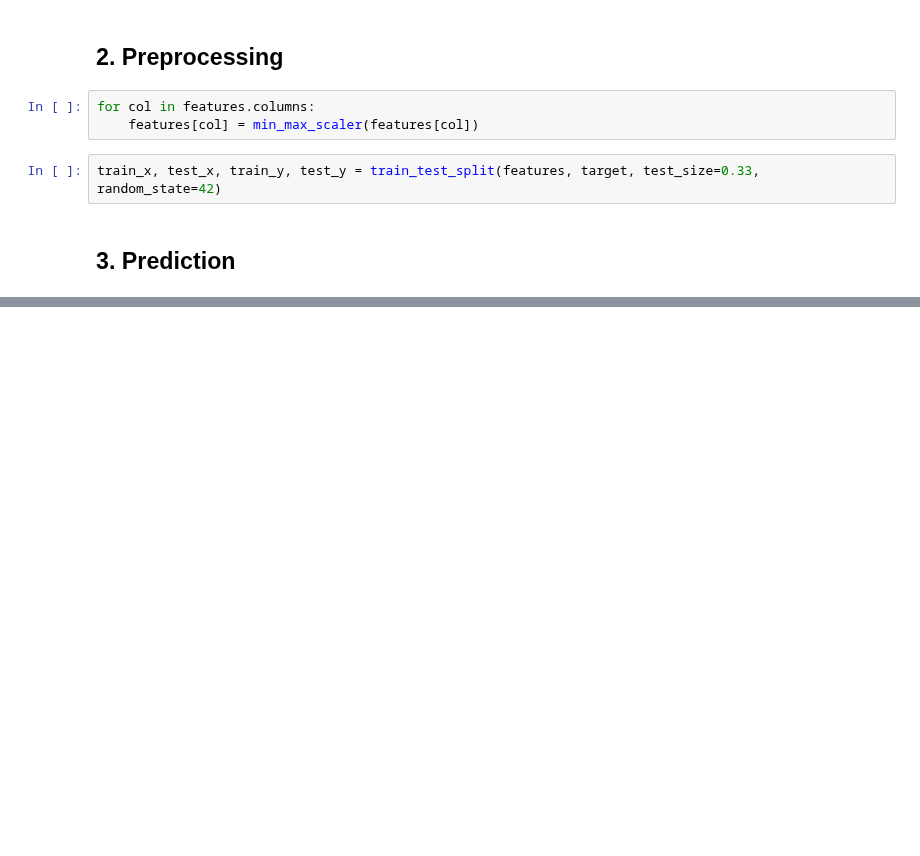
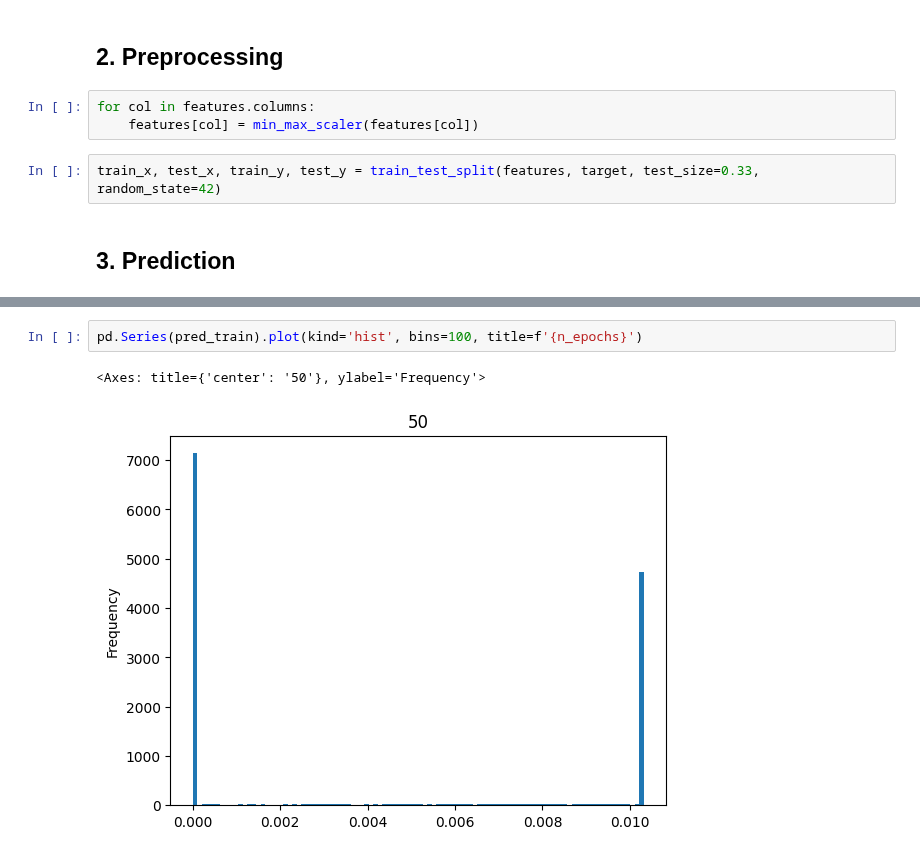
Before and after one commit to NickOLeeney/neural-network-from-scratch, a Jupyter notebook: examples/regression.ipynb, the cells around one changed output, grey strips where cells are left out. Cells and saved outputs as stored; diff of their text form; blank space fills up the shorter version.

```diff
--- a/examples/regression.ipynb
+++ b/examples/regression.ipynb
@@ -210,0 +203,5 @@ RMSE: 2.16041520714472
+# %%
+pd.Series(pred_train).plot(kind='hist', bins=100, title=f'{n_epochs}')
+# %% [output]
+<Axes: title={'center': '50'}, ylabel='Frequency'>
+[figure, added]
```
Also changed, not shown: parts of 20 cells of this notebook, 5 other files.
